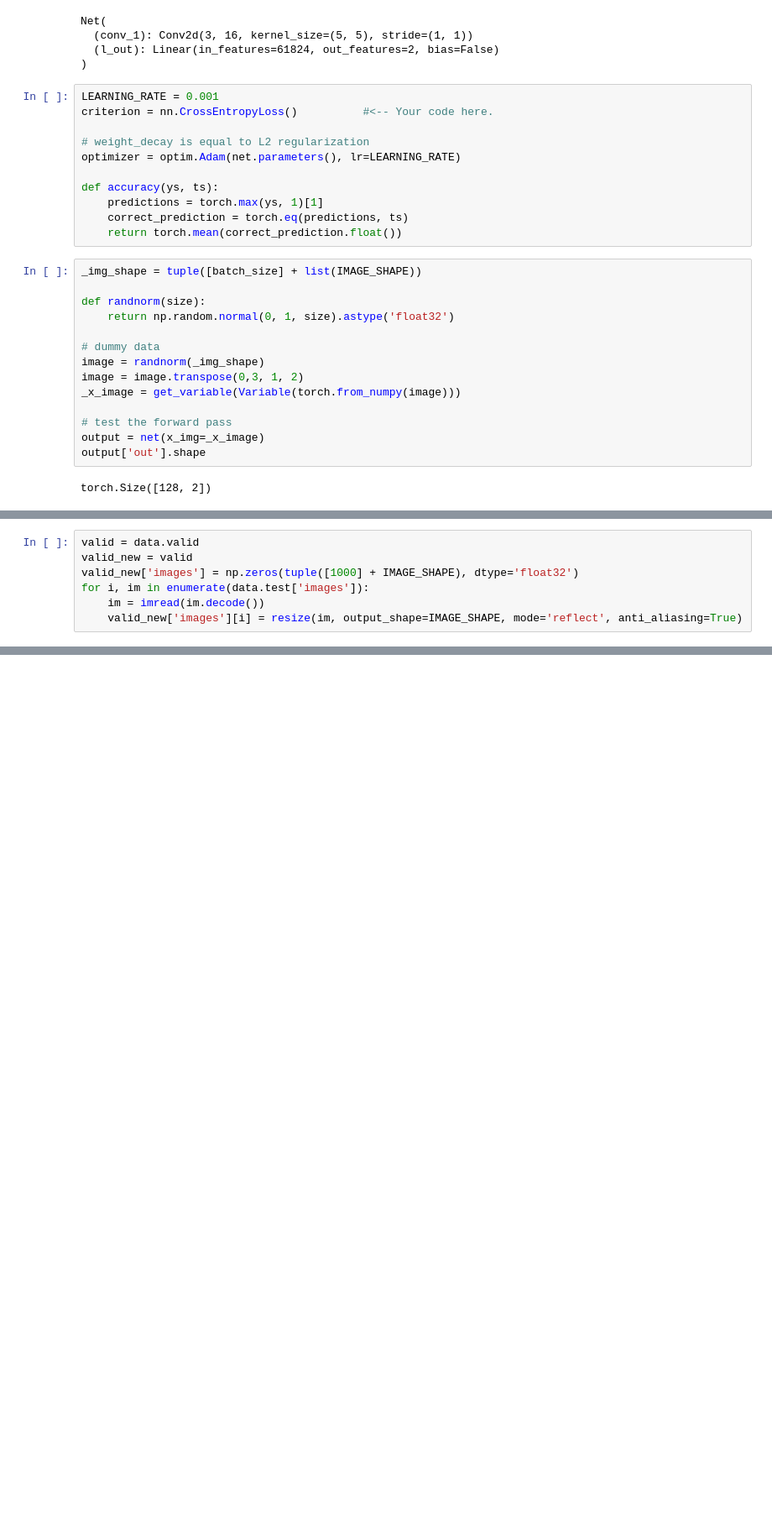
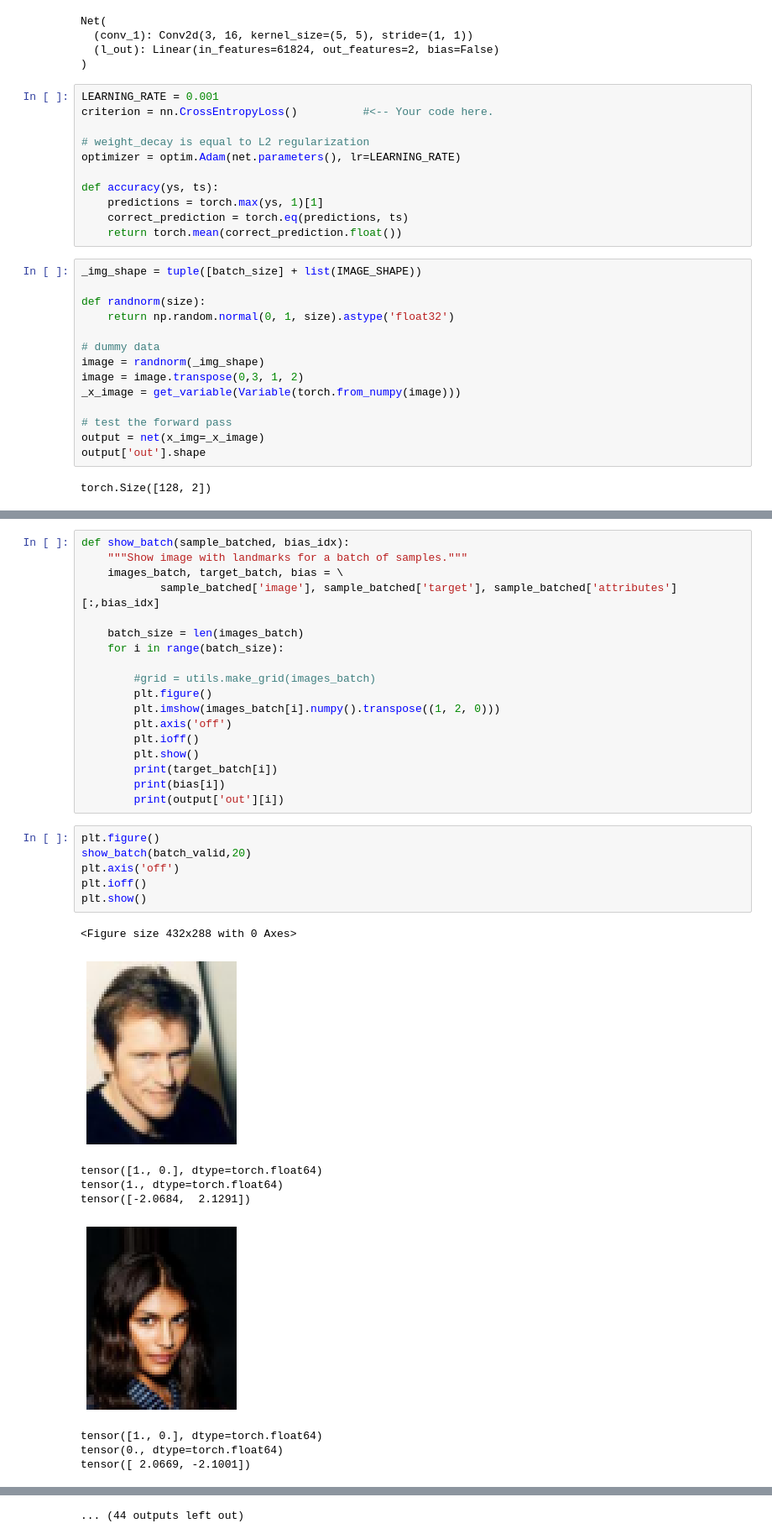
Before and after one commit to mar10nJohns1/AlgorithmicFairness, a Jupyter notebook: Project.ipynb, the cells around one changed output, grey strips where cells are left out. Shown at 84% size. Drawn from its saved outputs; the diff is of its cells as text; blank space fills up the shorter version.

```diff
--- a/Project.ipynb
+++ b/Project.ipynb
@@ -378,7 +365,0 @@ for j in tqdm_notebook(l):
-# %%
-valid = data.valid
-valid_new = valid
-valid_new['images'] = np.zeros(tuple([1000] + IMAGE_SHAPE), dtype='float32')
-for i, im in enumerate(data.test['images']):
-    im = imread(im.decode())
-    valid_new['images'][i] = resize(im, output_shape=IMAGE_SHAPE, mode='reflect', anti_aliasing=True)
@@ -468,0 +370,34 @@ tensor([0, 0, 1, 1, 0, 1, 1, 0, 1, 0, 1, 1, 1, 0, 1, 1, 0, 1, 1, 1, 0, 0, 0, 0,
+# %%
+def show_batch(sample_batched, bias_idx):
+    """Show image with landmarks for a batch of samples."""
+    images_batch, target_batch, bias = \
+            sample_batched['image'], sample_batched['target'], sample_batched['attributes'][:,bias_idx]
+
+    batch_size = len(images_batch)
+    for i in range(batch_size):
+
+        #grid = utils.make_grid(images_batch)
+        plt.figure()
+        plt.imshow(images_batch[i].numpy().transpose((1, 2, 0)))
+        plt.axis('off')
+        plt.ioff()
+        plt.show()
+        print(target_batch[i])
+        print(bias[i])
+        print(output['out'][i])
+# %%
+plt.figure()
+show_batch(batch_valid,20)
+plt.axis('off')
+plt.ioff()
+plt.show()
+# %% [output]
+<Figure size 432x288 with 0 Axes>
+[figure, added]
+tensor([1., 0.], dtype=torch.float64)
+tensor(1., dtype=torch.float64)
+tensor([-2.0684,  2.1291])
+[figure, added]
+tensor([1., 0.], dtype=torch.float64)
+tensor(0., dtype=torch.float64)
+tensor([ 2.0669, -2.1001])
@@ -468,0 +417 @@ tensor([0, 0, 1, 1, 0, 1, 1, 0, 1, 0, 1, 1, 1, 0, 1, 1, 0, 1, 1, 1, 0, 0, 0, 0,
+... (44 outputs left out)
```
Also changed, not shown: parts of 30 cells of this notebook.
